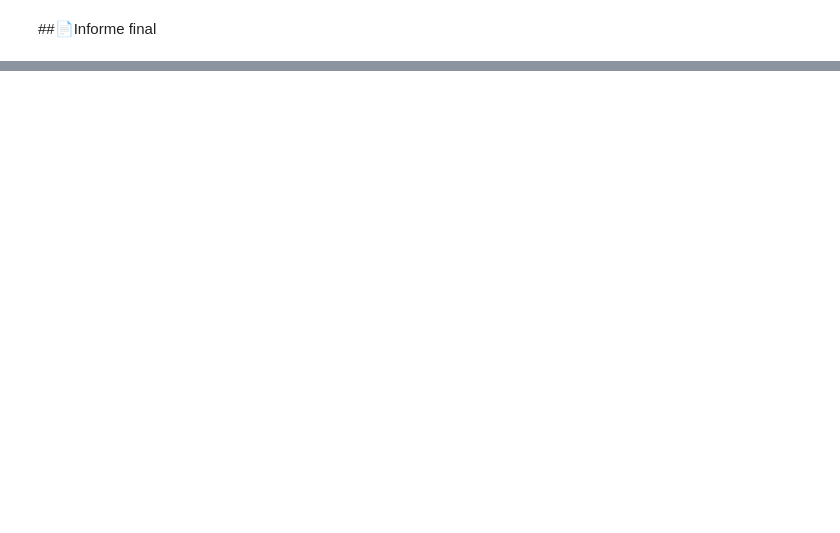
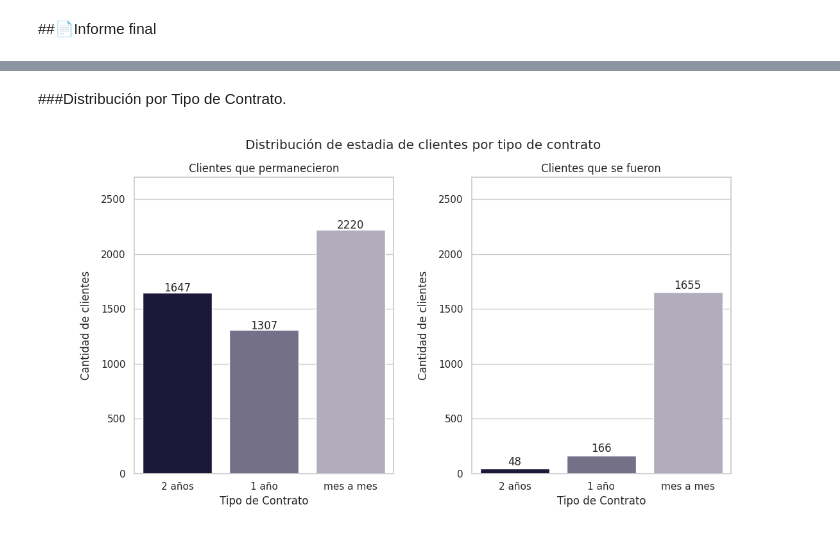
Before and after one commit to GP-Core/Telecom-X-Part-1, a Jupyter notebook: TelecomX_Part1-Gp-Core.ipynb, the cells around one changed output, grey strips where cells are left out. Cells and saved outputs as stored; diff of their text form; code cells hidden in the pictures; blank space fills up the shorter version.

```diff
--- a/TelecomX_Part1-Gp-Core.ipynb
+++ b/TelecomX_Part1-Gp-Core.ipynb
@@ -570,0 +770,6 @@ plt.show()
+# %% [markdown]
+###Distribución por Tipo de Contrato.
+# %%
+display(Image('/content/TipoContrato.png'))
+# %% [output]
+[figure, added]
```
Also changed, not shown: parts of 35 cells of this notebook.
